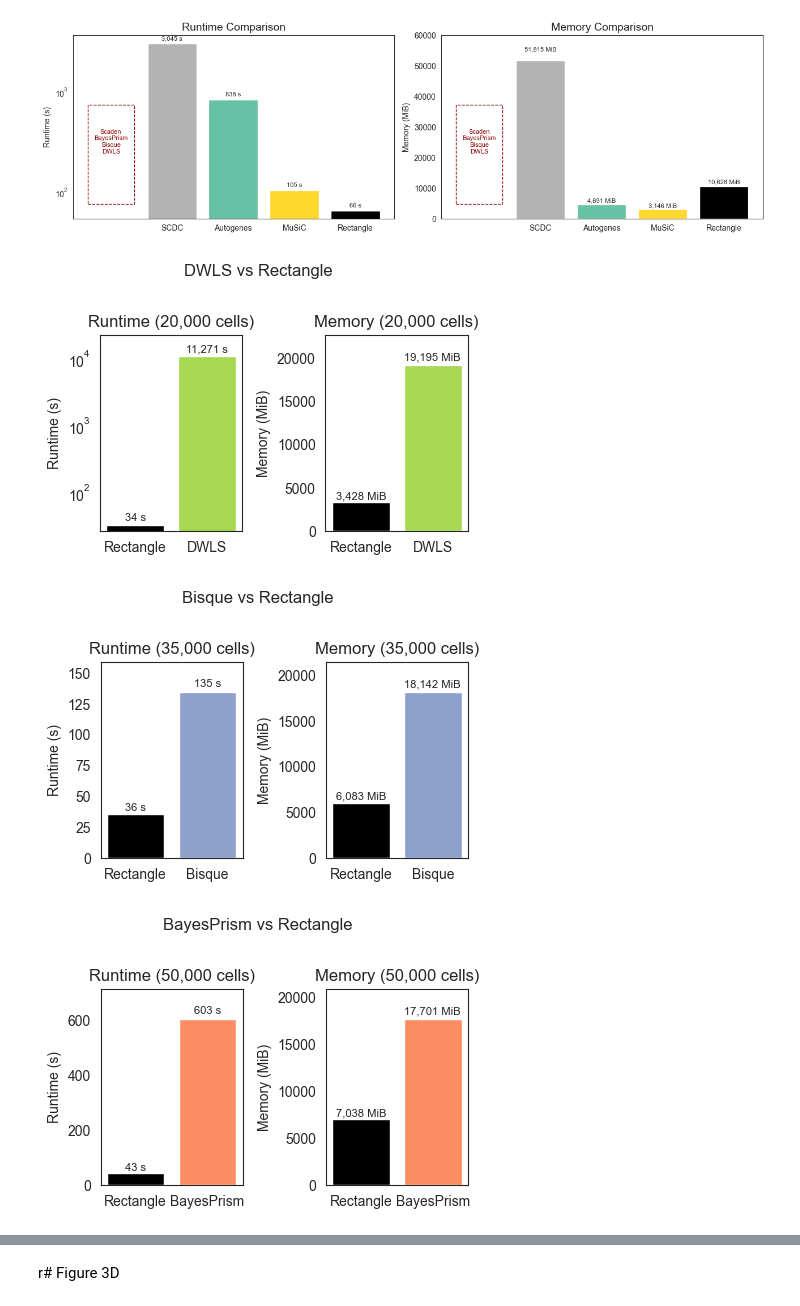
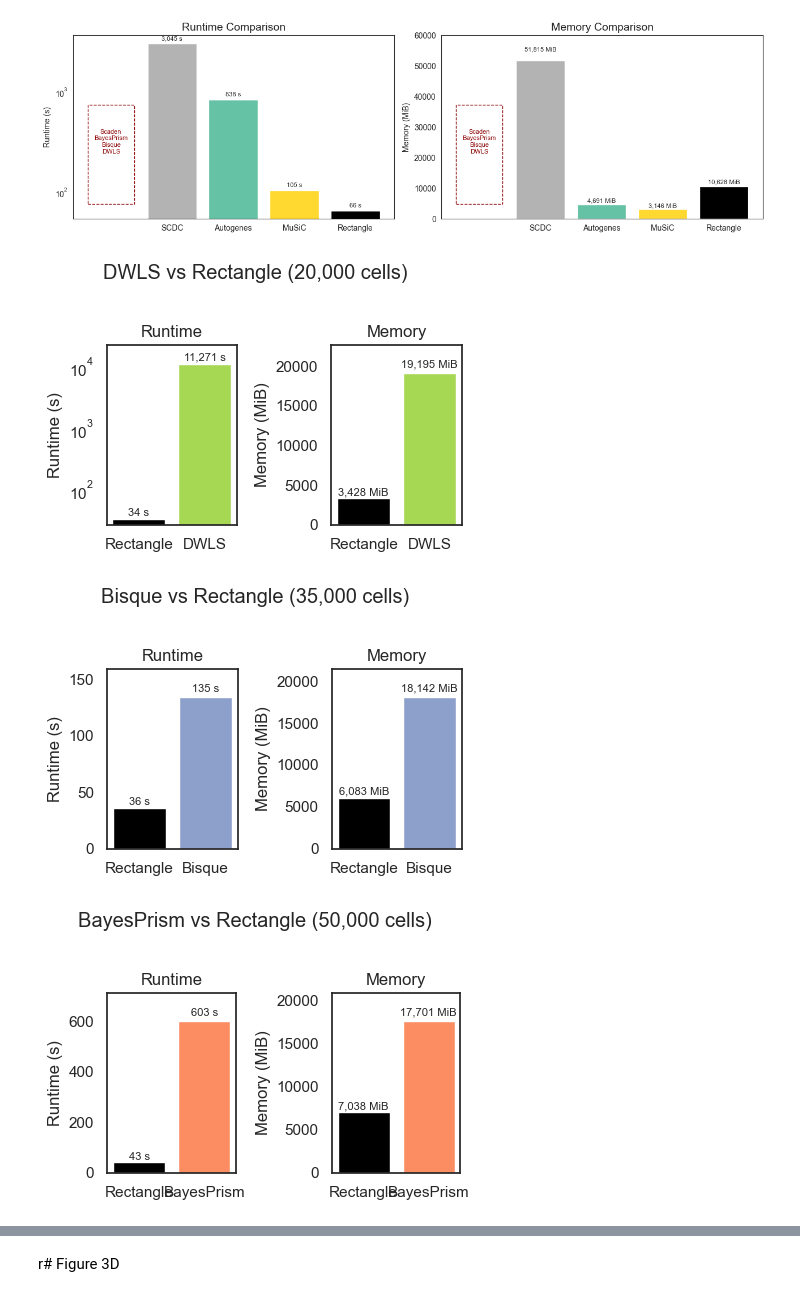
Before and after one commit to ComputationalBiomedicineGroup/rectangle_paper, a Jupyter notebook: notebooks/figure_3.ipynb, the cells around one changed output, grey strips where cells are left out. Cells and saved outputs as stored; diff of their text form; code cells hidden in the pictures.

```diff
--- a/notebooks/figure_3.ipynb
+++ b/notebooks/figure_3.ipynb
@@ -781,36 +783,36 @@ for method in methods:
 
     bars_runtime = axes[0].bar(
         bar_labels,
         [rect_run_row['time_mean'], method_runtime_mean],
         color=[method_to_color['Rectangle'], method_to_color[method]],
     )
     axes[0].set_ylabel('Runtime (s)')
-    axes[0].set_title(f'Runtime ({n_cells:,} cells)')
+    axes[0].set_title(f'Runtime')
     runtime_vals = [rect_run_row['time_mean'], method_runtime_mean]
     if method in ['Bisque', 'BayesPrism']:
         axes[0].set_ylim(0, max(runtime_vals) * 1.18)
         annotate_bars(axes[0], bars_runtime, lambda x: f'{x:,.0f} s')
     else:
         axes[0].set_yscale('log')
         axes[0].set_ylim(min(runtime_vals) * 0.8, max(runtime_vals) * 2.0)
         annotate_bars(axes[0], bars_runtime, lambda x: f'{x:,.0f} s', y_scale='log')
 
     bars_memory = axes[1].bar(
         bar_labels,
         [rect_mem_row['memory_mean'], method_memory_mean],
         color=[method_to_color['Rectangle'], method_to_color[method]],
     )
     axes[1].set_ylabel('Memory (MiB)')
-    axes[1].set_title(f'Memory ({n_cells:,} cells)')
+    axes[1].set_title(f'Memory')
     memory_vals = [rect_mem_row['memory_mean'], method_memory_mean]
     axes[1].set_ylim(0, max(memory_vals) * 1.18)
     annotate_bars(axes[1], bars_memory, lambda x: f'{x:,.0f} MiB')
 
-    fig.suptitle(f'{method} vs Rectangle', y=1.02)
+    fig.suptitle(f'{method} vs Rectangle ({n_cells:,} cells)', y=1.02)
     plt.tight_layout()
     plt.savefig(f'../figures/fig3c_{method.lower()}_vs_rectangle_{n_cells}_cells.pdf', dpi=300, bbox_inches='tight')
     plt.show()
 # %% [output]
-[figure, old version]
+[figure, new version]
-[figure, old version]
+[figure, new version]
-[figure, old version]
+[figure, new version]
```
Also changed, not shown: parts of 4 cells of this notebook, 1 other file.
